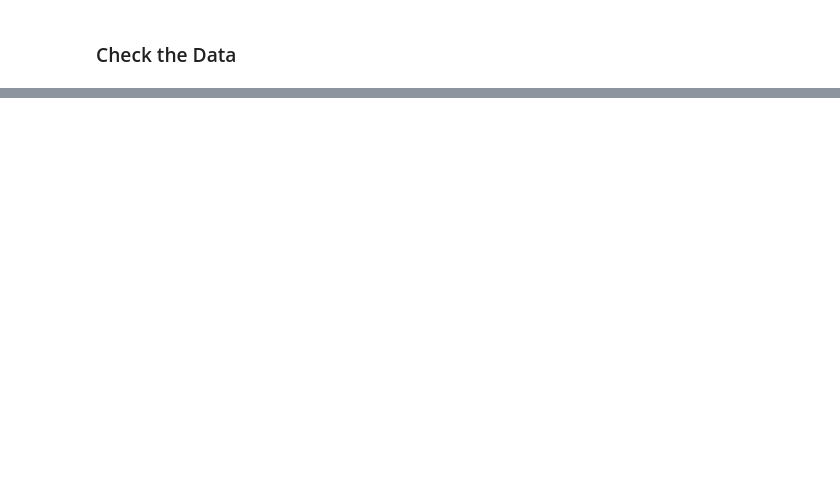
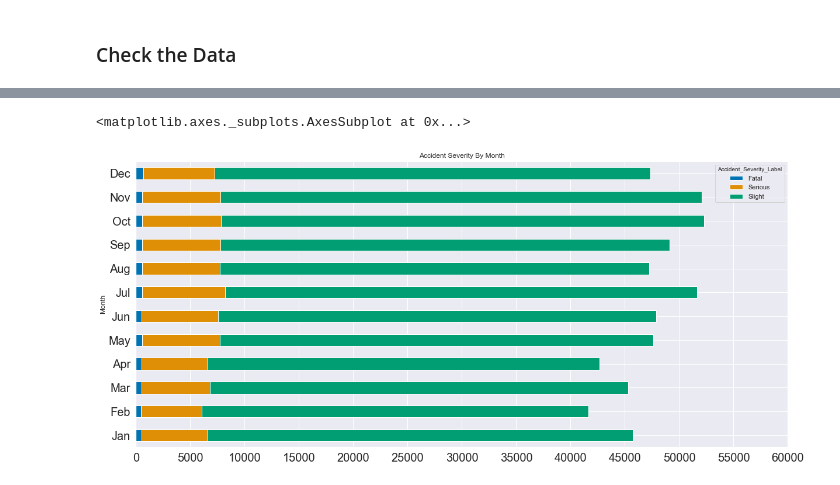
Before and after one commit to Danjah/ukdata, a Jupyter notebook: ukdata_df_prep.ipynb, the cells around one changed output, grey strips where cells are left out. Saved outputs shown, nothing was run; the diff lists cells and outputs as text; code cells hidden in the pictures; blank space fills up the shorter version.

```diff
--- a/ukdata_df_prep.ipynb
+++ b/ukdata_df_prep.ipynb
@@ -156,0 +232,7 @@ light_dic
+# %%
+#Group ASL by Month
+seasongrpmonth = (season.groupby(['Accident_Severity_Label','Month'])['ID'].agg('count')
+                                  .unstack('Accident_Severity_Label')
+                                  .reindex(['Jan','Feb','Mar','Apr','May','Jun','Jul','Aug','Sep','Oct','Nov','Dec']))
+#Highlight Max Values
+seasongrpmonth.style.highlight_max(color='yellow')
@@ -156,0 +274,7 @@ light_dic
+# %%
+#Plot ASL by Month by Count
+seasongrpmonth.plot(kind='barh',stacked=True, figsize= (20,9),fontsize=20,
+                    title='Accident Severity By Month',xticks=(range(0,65000,5000)))
+# %% [output]
+<matplotlib.axes._subplots.AxesSubplot at 0x...>
+[figure, added]
```
Also changed, not shown: parts of 81 cells of this notebook, 1 other file.
